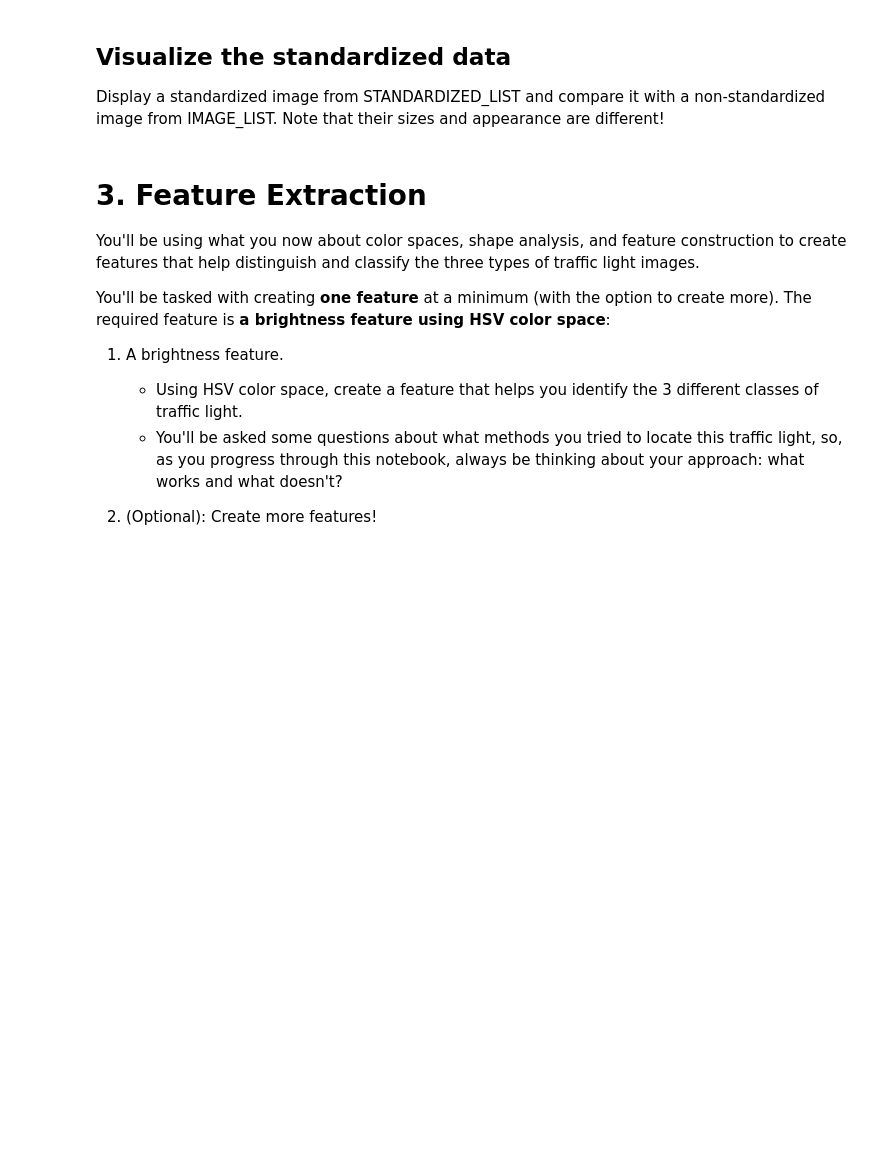
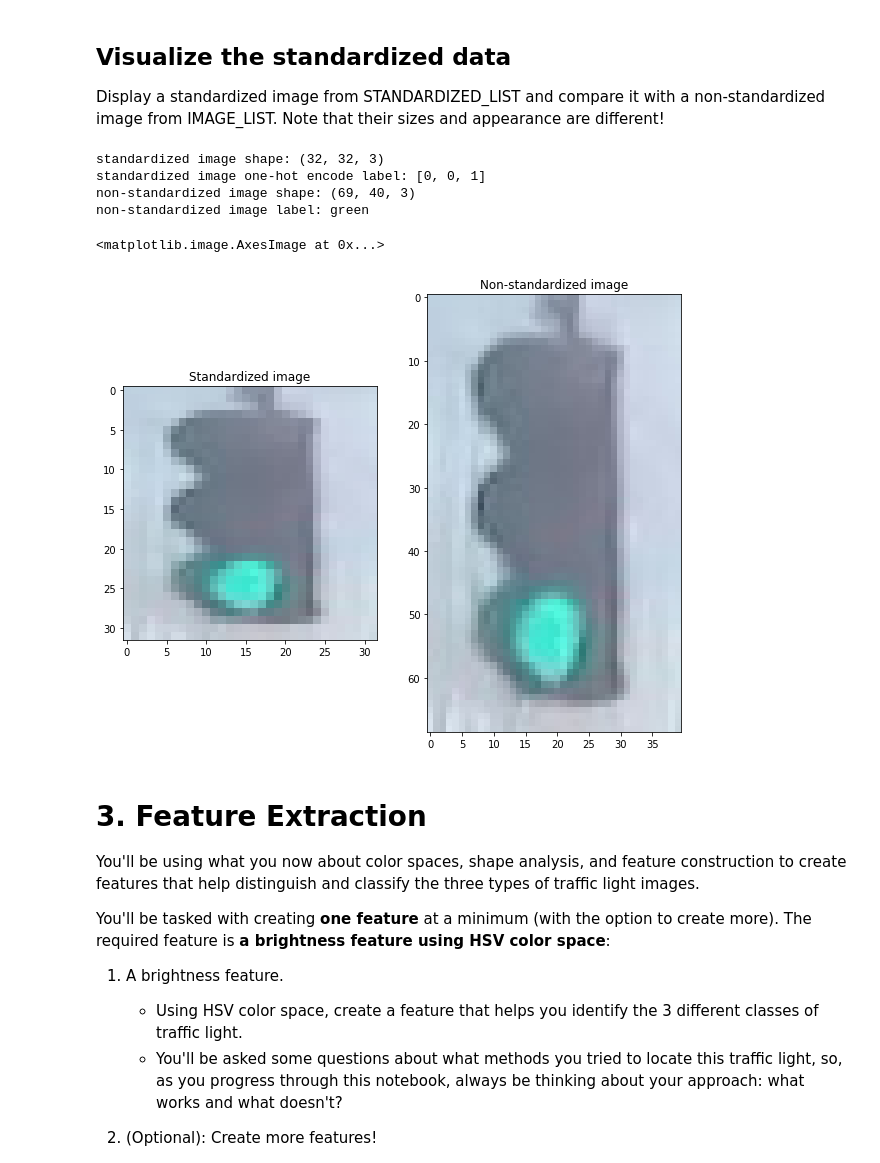
Before and after one commit to cynthia3r/Udacity-Nanodegree-Intro-to-Self-Driving-Cars, a Jupyter notebook: Project_Traffic_Light_Classifier/Traffic_Light_Classifier.ipynb, the cells around one changed output. Cells and saved outputs as stored; diff of their text form; code cells hidden in the pictures; blank space fills up the shorter version.

```diff
--- a/Project_Traffic_Light_Classifier/Traffic_Light_Classifier.ipynb
+++ b/Project_Traffic_Light_Classifier/Traffic_Light_Classifier.ipynb
@@ -142,8 +181,9 @@ It's very common to have square input sizes that can be rotated (and remain the
 # This function should take in an RGB image and return a new, standardized version
 def standardize_input(image):
 
-    ## TODO: Resize image and pre-process so that all "standard" images are the same size
+    ## TODO COMPLETED: Resize image and pre-process so that all "standard" images are the same size
     standard_im = np.copy(image)
+    standard_im = cv2.resize(standard_im, (32, 32))
 
     return standard_im
 # %% [markdown]
@@ -169,8 +209,14 @@ Since we have three classes (red, yellow, and green), we have imposed an order o
 
 def one_hot_encode(label):
 
-    ## TODO: Create a one-hot encoded label that works for all classes of traffic lights
-    one_hot_encoded = []
+    ## TODO COMPLETED: Create a one-hot encoded label that works for all classes of traffic lights
+    one_hot_encoded = [0, 0, 0]
+    if label == "red":
+        one_hot_encoded = [1, 0, 0]
+    elif label == "yellow":
+        one_hot_encoded = [0, 1, 0]
+    else:
+        one_hot_encoded = [0, 0, 1]
 
     return one_hot_encoded
 # %% [markdown]
@@ -227,3 +273,38 @@ Display a standardized image from STANDARDIZED_LIST and compare it with a non-st
+# %%
+## TODO COMPLETED: Display a standardized image and its label
+
+# Select an image by index
+image_index = 900
+
+selected_original_im = IMAGE_LIST[image_index][0]
+selected_original_im_label = IMAGE_LIST[image_index][1]
+
+selected_standardized_im = STANDARDIZED_LIST[image_index][0]
+selected_standardized_im_label = STANDARDIZED_LIST[image_index][1]
+
+# Display data about the standardized image
+print("standardized image shape: " + str(selected_standardized_im.shape))
+print("standardized image one-hot encode label: " + str(selected_standardized_im_label))
+
+# Display data about the non-standardized image
+print("non-standardized image shape: " + str(selected_original_im.shape))
+print("non-standardized image label: " + str(selected_original_im_label))
+
+# Plot the two images side by side
+f, (ax1, ax2) = plt.subplots(1, 2, figsize=(10,10))
+ax1.set_title('Standardized image')
+ax1.imshow(selected_standardized_im)
+
+
+ax2.set_title('Non-standardized image')
+ax2.imshow(selected_original_im)
+# %% [output]
+standardized image shape: (32, 32, 3)
+standardized image one-hot encode label: [0, 0, 1]
+non-standardized image shape: (69, 40, 3)
+non-standardized image label: green
+<matplotlib.image.AxesImage at 0x...>
+[figure, added]
 # %% [markdown]
 # 3. Feature Extraction
 
```
Also changed, not shown: parts of 15 cells of this notebook.
